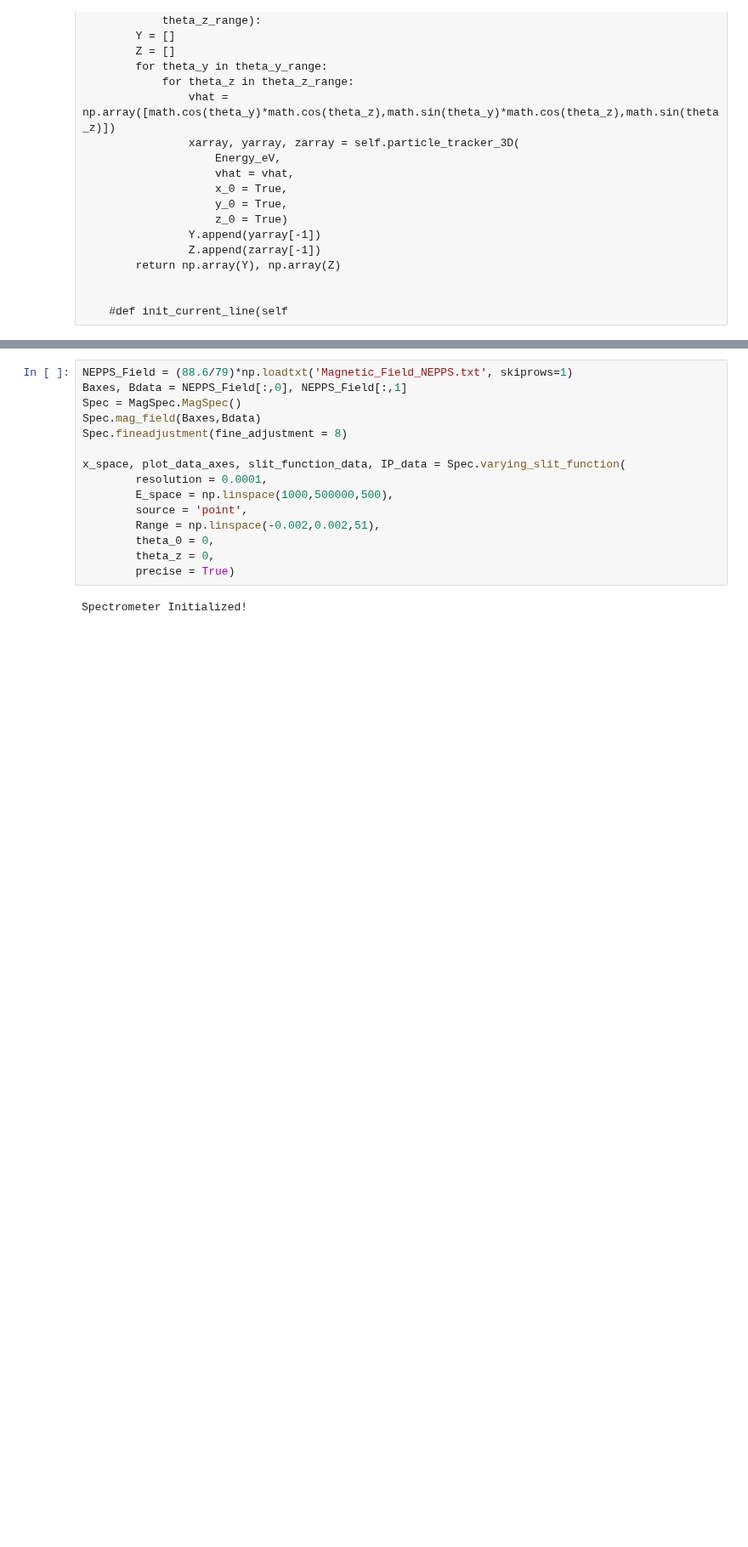
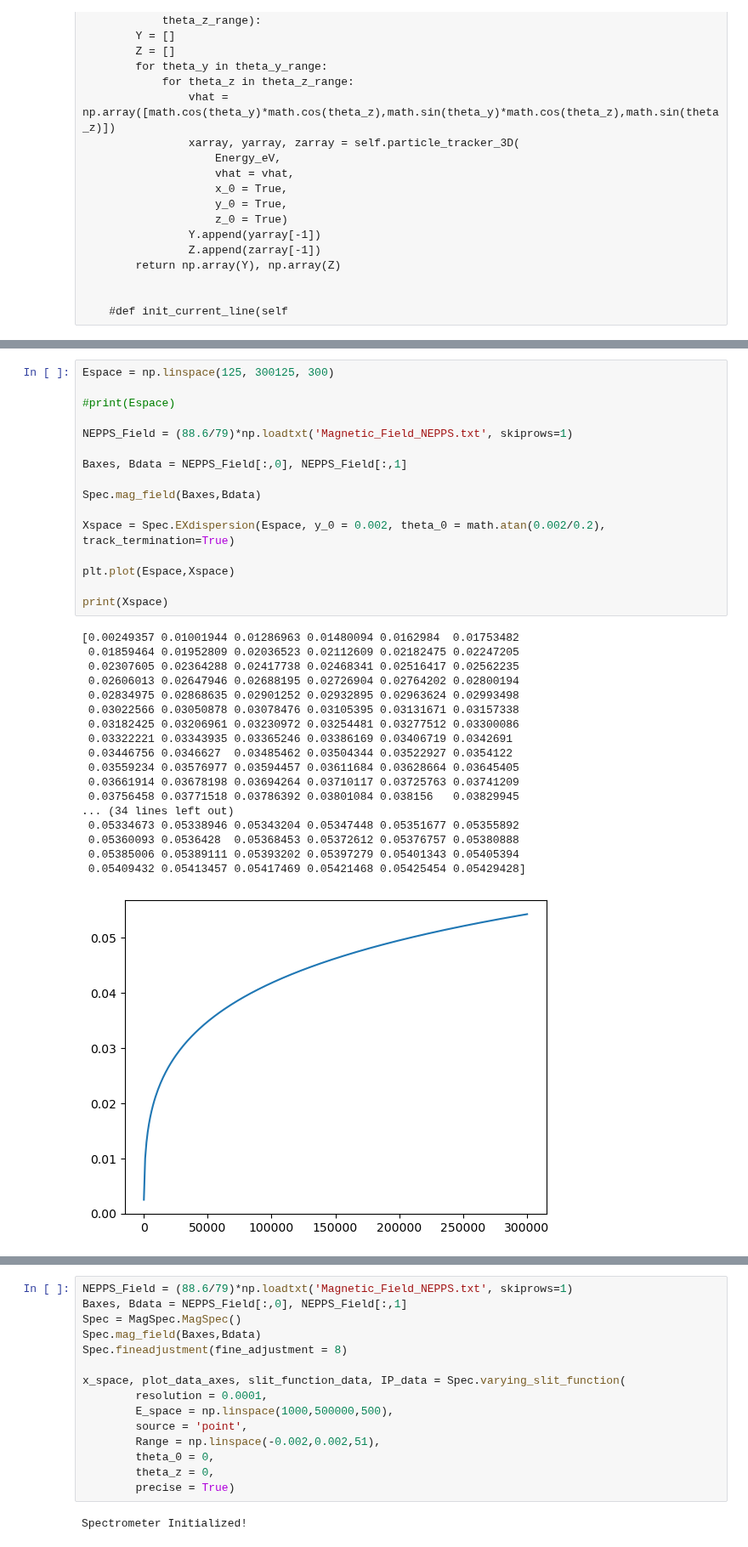
Before and after one commit to Schaeffer-Lab/Dec-2024-Shock-Data, a Jupyter notebook: Class_MagSpec.ipynb, the cells around one changed output, grey strips where cells are left out. Shown at 85% size. Drawn from its saved outputs; the diff is of its cells as text; blank space fills up the shorter version.

Commit message:
Termination Tracking Added

```diff
--- a/Class_MagSpec.ipynb
+++ b/Class_MagSpec.ipynb
@@ -1744,0 +2200,35 @@ plt.ylabel('particles per unit distance')
+# %%
+Espace = np.linspace(125, 300125, 300)
+
+#print(Espace)
+
+NEPPS_Field = (88.6/79)*np.loadtxt('Magnetic_Field_NEPPS.txt', skiprows=1)
+
+Baxes, Bdata = NEPPS_Field[:,0], NEPPS_Field[:,1]
+
+Spec.mag_field(Baxes,Bdata)
+
+Xspace = Spec.EXdispersion(Espace, y_0 = 0.002, theta_0 = math.atan(0.002/0.2), track_termination=True)
+
+plt.plot(Espace,Xspace)
+
+print(Xspace)
+# %% [output]
+[0.00249357 0.01001944 0.01286963 0.01480094 0.0162984  0.01753482
+ 0.01859464 0.01952809 0.02036523 0.02112609 0.02182475 0.02247205
+ 0.02307605 0.02364288 0.02417738 0.02468341 0.02516417 0.02562235
+ 0.02606013 0.02647946 0.02688195 0.02726904 0.02764202 0.02800194
+ 0.02834975 0.02868635 0.02901252 0.02932895 0.02963624 0.02993498
+ 0.03022566 0.03050878 0.03078476 0.03105395 0.03131671 0.03157338
+ 0.03182425 0.03206961 0.03230972 0.03254481 0.03277512 0.03300086
+ 0.03322221 0.03343935 0.03365246 0.03386169 0.03406719 0.0342691
+ 0.03446756 0.0346627  0.03485462 0.03504344 0.03522927 0.0354122
+ 0.03559234 0.03576977 0.03594457 0.03611684 0.03628664 0.03645405
+ 0.03661914 0.03678198 0.03694264 0.03710117 0.03725763 0.03741209
+ 0.03756458 0.03771518 0.03786392 0.03801084 0.038156   0.03829945
+... (34 lines left out)
+ 0.05334673 0.05338946 0.05343204 0.05347448 0.05351677 0.05355892
+ 0.05360093 0.0536428  0.05368453 0.05372612 0.05376757 0.05380888
+ 0.05385006 0.05389111 0.05393202 0.05397279 0.05401343 0.05405394
+ 0.05409432 0.05413457 0.05417469 0.05421468 0.05425454 0.05429428]
+[figure, added]
```
Also changed, not shown: parts of 15 cells of this notebook, 2 other files.
